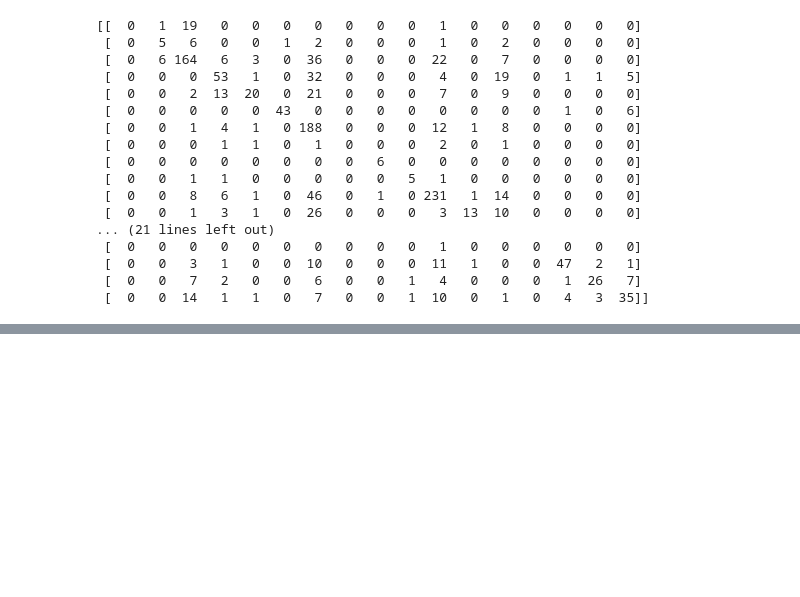
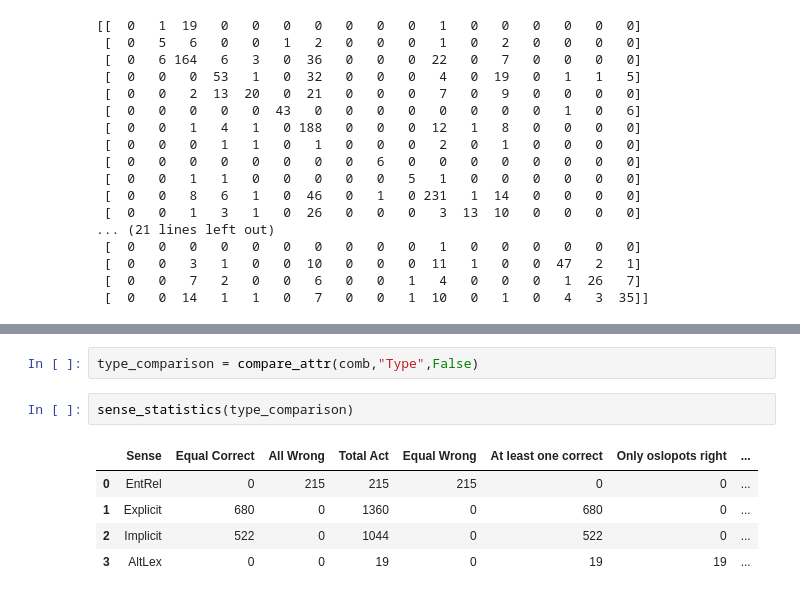
Before and after one commit to PaulOpu/PM_ShallowDiscourseParsing, a Jupyter notebook: Coding/playground.ipynb, the cells around one changed output, grey strips where cells are left out. Cells and saved outputs as stored; diff of their text form; blank space fills up the shorter version.

```diff
--- a/Coding/playground.ipynb
+++ b/Coding/playground.ipynb
@@ -640,0 +670,10 @@ set_senses
+# %%
+type_comparison = compare_attr(comb,"Type",False)
+# %%
+sense_statistics(type_comparison)
+# %% [output]
+|  | Sense | Equal Correct | All Wrong | Total Act | Equal Wrong | At least one correct | Only oslopots right | ... |
+| 0 | EntRel | 0 | 215 | 215 | 215 | 0 | 0 | ... |
+| 1 | Explicit | 680 | 0 | 1360 | 0 | 680 | 0 | ... |
+| 2 | Implicit | 522 | 0 | 1044 | 0 | 522 | 0 | ... |
+| 3 | AltLex | 0 | 0 | 19 | 0 | 19 | 19 | ... |
```
Also changed, not shown: parts of 13 cells of this notebook, 41 other files.
